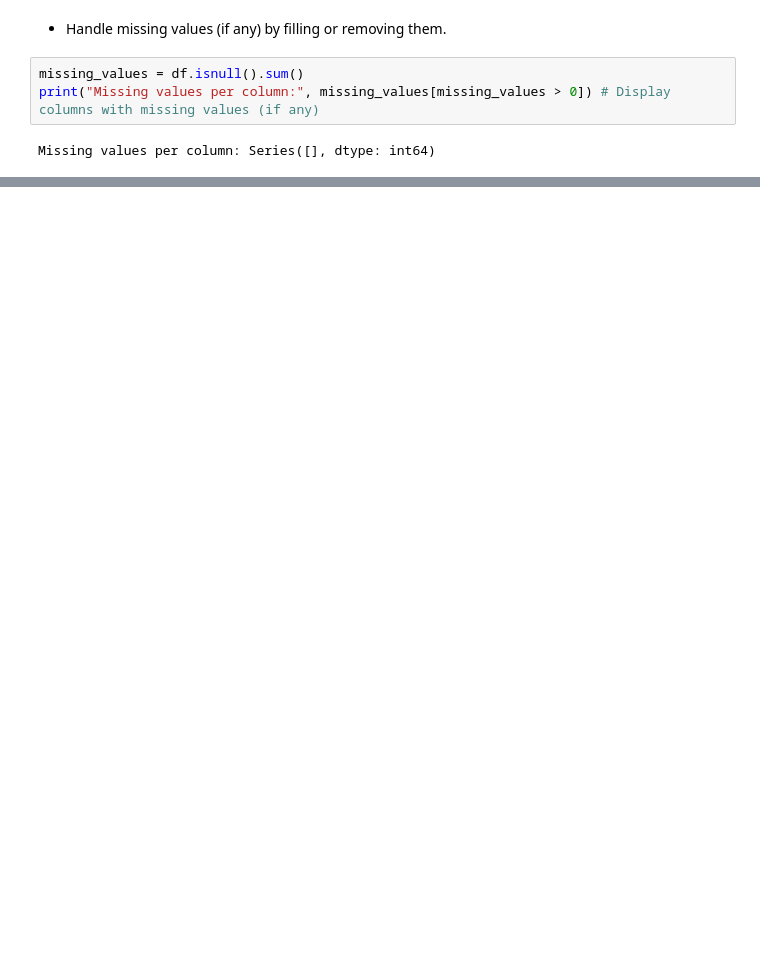
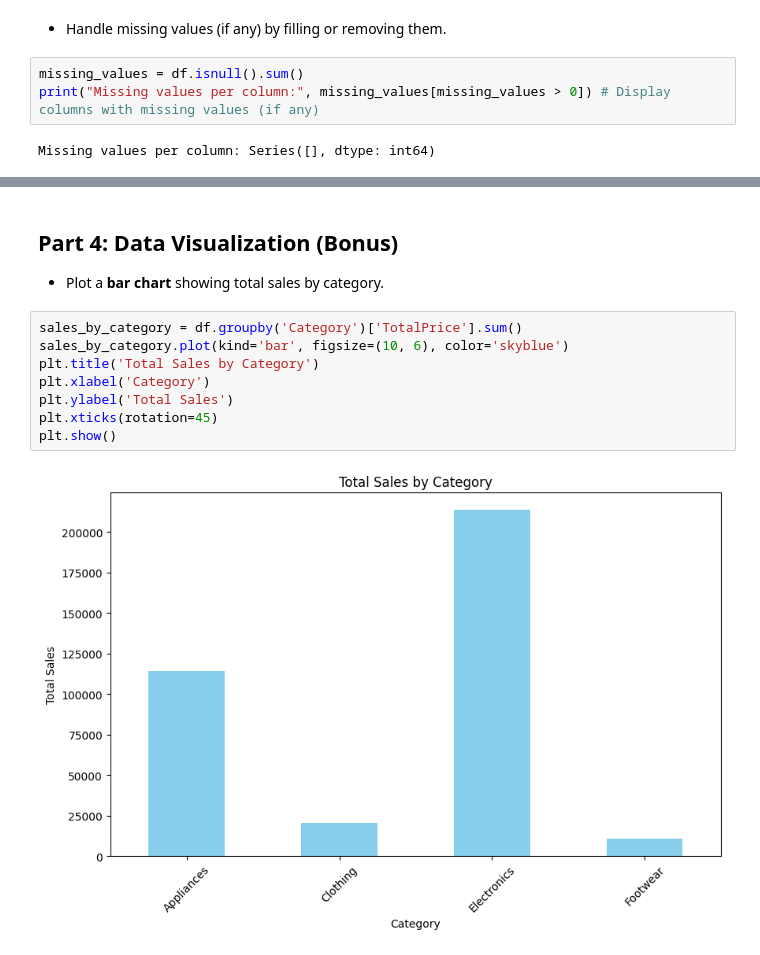
Before and after one commit to nilaysarma/IITG-Python-Projects, a Jupyter notebook: Week8/Retail_Sales_Data_Analysis.ipynb, the cells around one changed output, grey strips where cells are left out. Drawn from its saved outputs; the diff is of its cells as text; blank space fills up the shorter version.

```diff
--- a/Week8/Retail_Sales_Data_Analysis.ipynb
+++ b/Week8/Retail_Sales_Data_Analysis.ipynb
@@ -35,0 +128,13 @@ Missing values per column: Series([], dtype: int64)
+# %% [markdown]
+## Part 4: Data Visualization (Bonus)
+- Plot a **bar chart** showing total sales by category.
+# %%
+sales_by_category = df.groupby('Category')['TotalPrice'].sum()
+sales_by_category.plot(kind='bar', figsize=(10, 6), color='skyblue')
+plt.title('Total Sales by Category')
+plt.xlabel('Category')
+plt.ylabel('Total Sales')
+plt.xticks(rotation=45)
+plt.show()
+# %% [output]
+[figure, added]
```
Also changed, not shown: parts of 13 cells of this notebook.
